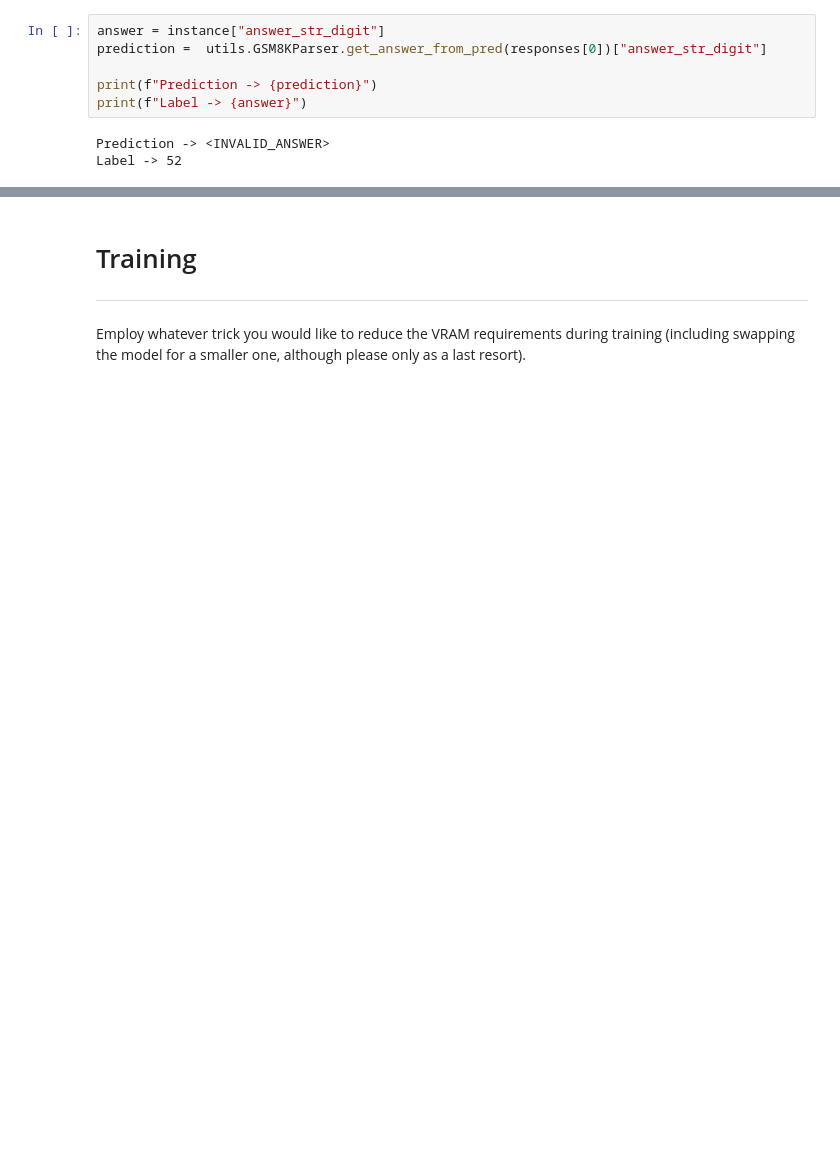
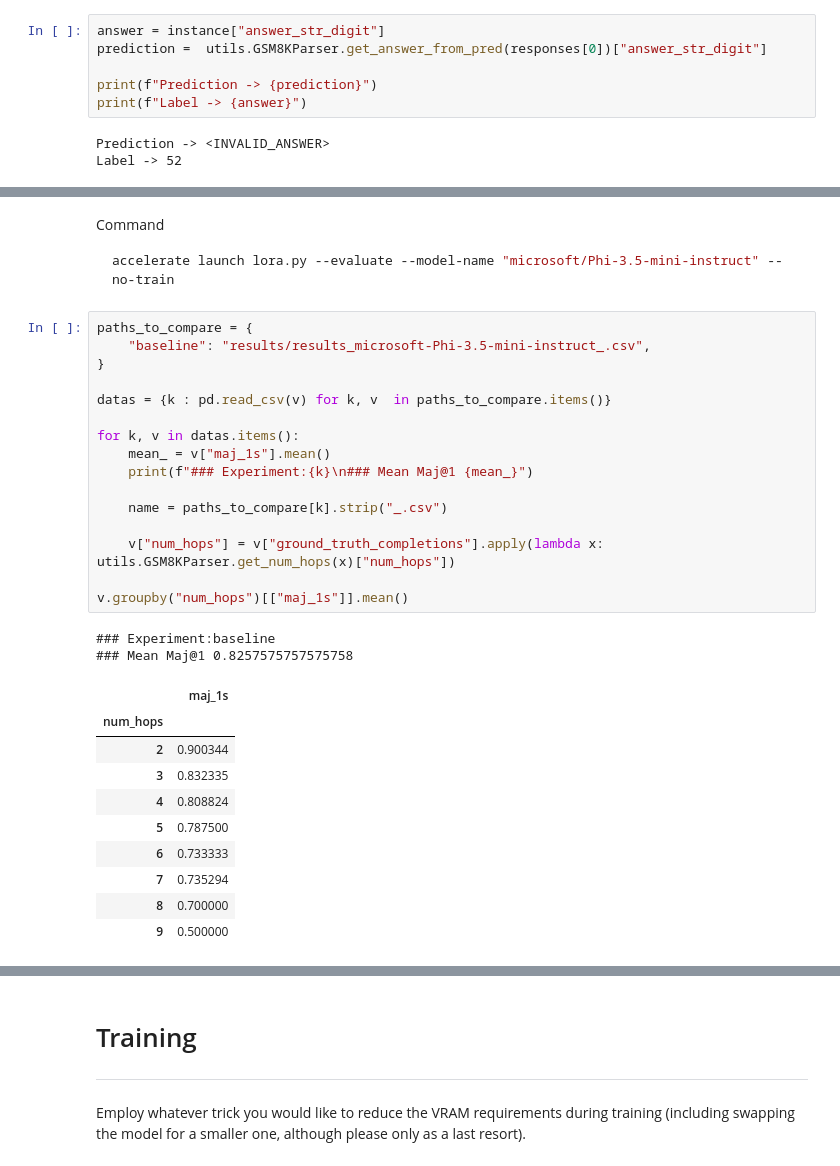
Before and after one commit to RobbenRibery/rft-gsm8k, a Jupyter notebook: Take_Home_Test.ipynb, the cells around one changed output, grey strips where cells are left out. Cells and saved outputs as stored; diff of their text form; blank space fills up the shorter version.

````diff
--- a/Take_Home_Test.ipynb
+++ b/Take_Home_Test.ipynb
@@ -612,0 +445,35 @@ python generation.py --generation-path "generations/gsm8k_synthetic_data_747inst
+# %% [markdown]
+Command
+
+```bash
+accelerate launch lora.py --evaluate --model-name "microsoft/Phi-3.5-mini-instruct" --no-train
+```
+# %%
+paths_to_compare = {
+    "baseline": "results/results_microsoft-Phi-3.5-mini-instruct_.csv",
+}
+
+datas = {k : pd.read_csv(v) for k, v  in paths_to_compare.items()}
+
+for k, v in datas.items():
+    mean_ = v["maj_1s"].mean()
+    print(f"### Experiment:{k}\n### Mean Maj@1 {mean_}")
+
+    name = paths_to_compare[k].strip("_.csv")
+
+    v["num_hops"] = v["ground_truth_completions"].apply(lambda x: utils.GSM8KParser.get_num_hops(x)["num_hops"])
+
+v.groupby("num_hops")[["maj_1s"]].mean()
+# %% [output]
+### Experiment:baseline
+### Mean Maj@1 0.8257575757575758
+|  | maj_1s |
+| num_hops |  |
+| 2 | 0.900344 |
+| 3 | 0.832335 |
+| 4 | 0.808824 |
+| 5 | 0.787500 |
+| 6 | 0.733333 |
+| 7 | 0.735294 |
+| 8 | 0.700000 |
+| 9 | 0.500000 |
````
Also changed, not shown: parts of 64 cells of this notebook, 15 other files.
